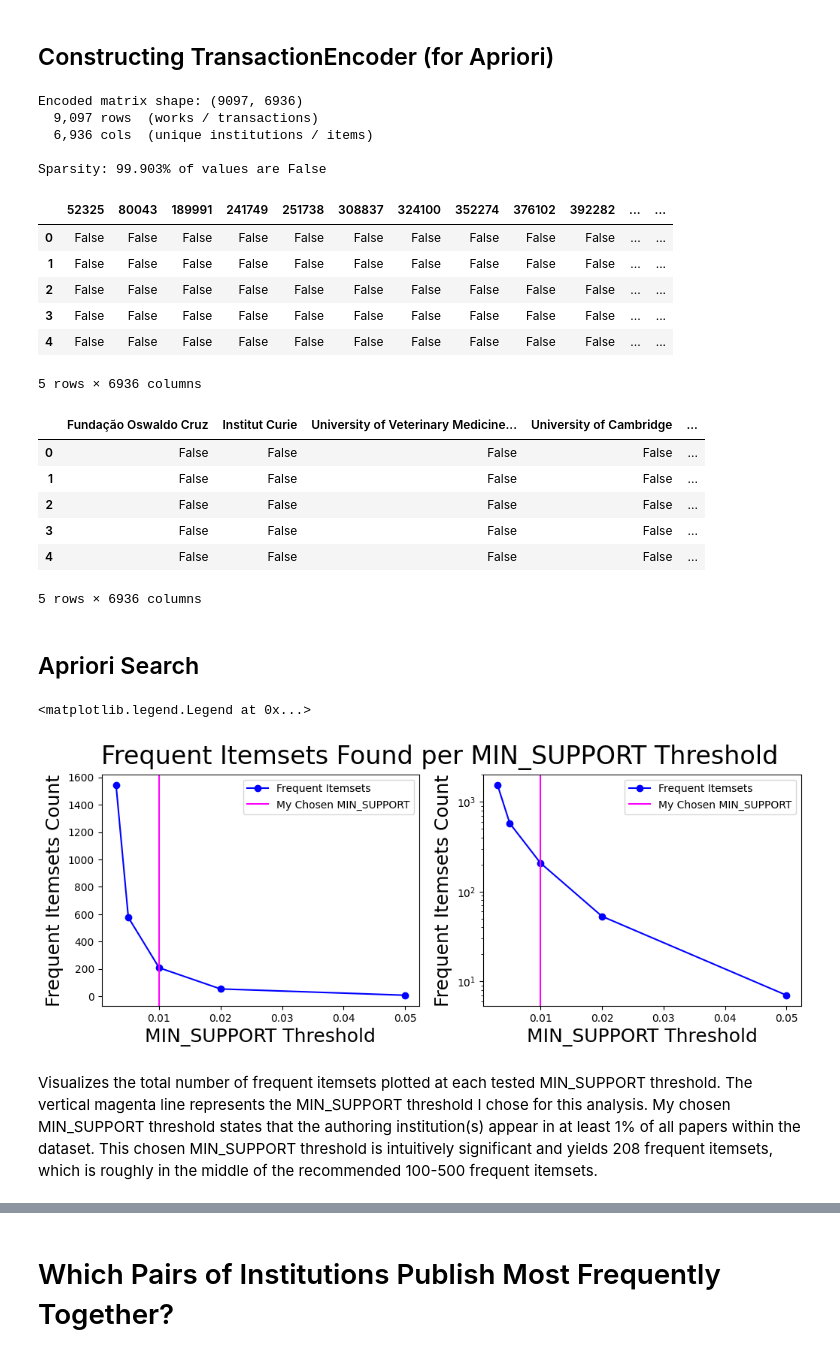
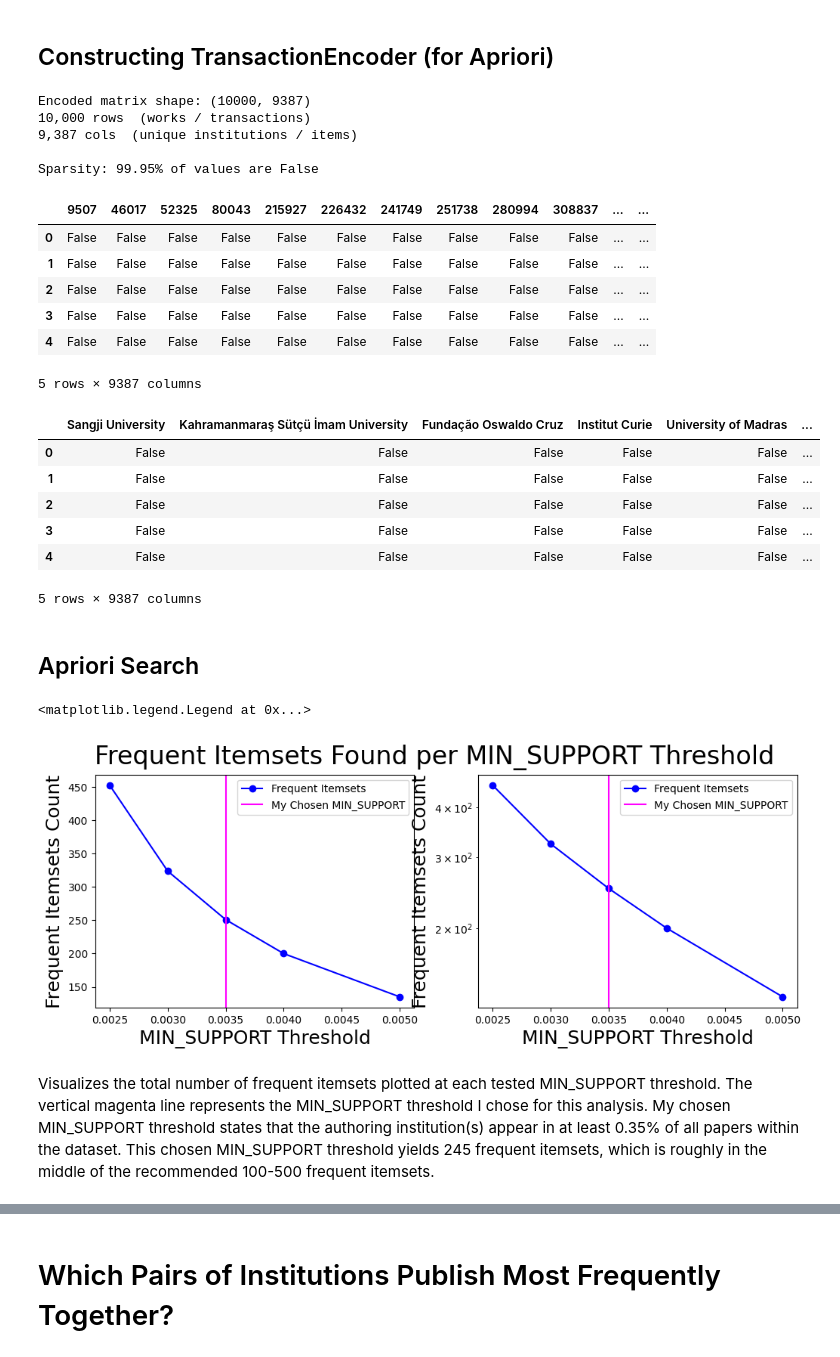
Before and after one commit to jackdmulvihill/COMP-306-Project, a Jupyter notebook: jmulvihill_demo.ipynb, the cells around one changed output, grey strips where cells are left out. Drawn from its saved outputs; the diff is of its cells as text; code cells hidden in the pictures.

```diff
--- a/jmulvihill_demo.ipynb
+++ b/jmulvihill_demo.ipynb
@@ -317,6 +329,6 @@ institution_map = (
 # Preview mapping entries
 print(f"Institution map: {len(institution_map):,} entries")
 print("\nSample entries:")
-for aid, name in list(institution_map.items())[:5]:
-    print(f"  {aid:>12} → {name}")
+for iid, name in list(institution_map.items())[:5]:
+    print(f"{iid} → {name}")
 # %% [output]
@@ -355,3 +367,11 @@ Sample transaction (work_id=2737420523):
+# %%
+# Since this project explores all topics, much more data to load so use a sample to prevent kernel crashes
+SAMPLE_SIZE = 10000
+
+# Fix the seed so re-running this cell gives the same sample
+random.seed(42)
+if len(transactions) > SAMPLE_SIZE:
+    transactions = random.sample(transactions, SAMPLE_SIZE)
 # %% [markdown]
 ## Constructing TransactionEncoder (for Apriori)
 # %%
@@ -367,37 +387,37 @@ te_df = pd.DataFrame(te_array, columns=te.columns_)
 
 # Display the dimensions of the te matrix
 print(f"Encoded matrix shape: {te_df.shape}")
-print(f"  {te_df.shape[0]:,} rows  (works / transactions)")
-print(f"  {te_df.shape[1]:,} cols  (unique institutions / items)")
+print(f"{te_df.shape[0]:,} rows  (works / transactions)")
+print(f"{te_df.shape[1]:,} cols  (unique institutions / items)")
 
 # Display the sparsity of the matrix
 sparsity = (~te_df).sum().sum() / te_df.size
-print(f"\nSparsity: {sparsity:.3%} of values are False")
+print(f"\nSparsity: {sparsity:.2%} of values are False")
 
 te_df.head()
 # %% [output]
-Encoded matrix shape: (9097, 6936)
-  9,097 rows  (works / transactions)
-  6,936 cols  (unique institutions / items)
+Encoded matrix shape: (10000, 9387)
+10,000 rows  (works / transactions)
+9,387 cols  (unique institutions / items)
 
-Sparsity: 99.903% of values are False
+Sparsity: 99.95% of values are False
-|  | 52325 | 80043 | 189991 | 241749 | 251738 | 308837 | 324100 | 352274 | 376102 | 392282 | ... | ... |
+|  | 9507 | 46017 | 52325 | 80043 | 215927 | 226432 | 241749 | 251738 | 280994 | 308837 | ... | ... |
 | 0 | False | False | False | False | False | False | False | False | False | False | ... | ... |
 | 1 | False | False | False | False | False | False | False | False | False | False | ... | ... |
 | 2 | False | False | False | False | False | False | False | False | False | False | ... | ... |
 | 3 | False | False | False | False | False | False | False | False | False | False | ... | ... |
 | 4 | False | False | False | False | False | False | False | False | False | False | ... | ... |
-5 rows × 6936 columns
+5 rows × 9387 columns
 # %%
 # Detect names shared by more than one institution ID
 name_counts = pd.Series(institution_map.values()).value_counts()
-duplicates = set(name_counts[name_counts > 1].index)
+duplicate_iids = set(name_counts[name_counts > 1].index)
 
 # Build display label to differentiate institutions that share the same name
 # Will be plain if the name is unique, in the format "Name [id]" if shared
 institution_display_map = {
-    aid: (f"{name} [{aid}]" if name in duplicates else name)
-    for aid, name in institution_map.items()
+    iid: (f"{name} [{iid}]" if name in duplicate_iids else name)
+    for iid, name in institution_map.items()
 }
 
 # Label the transaction encoder dataframe using the display map
@@ -405,19 +425,19 @@ labeled_te_df = te_df.rename(columns=institution_display_map)
 
 labeled_te_df.head()
 # %% [output]
-|  | Fundação Oswaldo Cruz | Institut Curie | University of Veterinary Medicine... | University of Cambridge | ... |
-| 0 | False | False | False | False | ... |
-| 1 | False | False | False | False | ... |
-| 2 | False | False | False | False | ... |
-| 3 | False | False | False | False | ... |
-| 4 | False | False | False | False | ... |
+|  | Sangji University | Kahramanmaraş Sütçü İmam University | Fundação Oswaldo Cruz | Institut Curie | University of Madras | ... |
+| 0 | False | False | False | False | False | ... |
+| 1 | False | False | False | False | False | ... |
+| 2 | False | False | False | False | False | ... |
+| 3 | False | False | False | False | False | ... |
+| 4 | False | False | False | False | False | ... |
-5 rows × 6936 columns
+5 rows × 9387 columns
 # %% [markdown]
 ## Apriori Search
 # %%
 # Testing five different min support thresholds:
-# institutions appearing in 0.3%, 0.5%, 1%, 2%, and 5% of papers respectively
-min_supports = [0.003, 0.005, 0.01, 0.02, 0.05]
+# institutions appearing in 0.25%, 0.3%, 0.35%, 0.4%, and 0.5% of papers respectively
+min_supports = [0.0025, 0.003, 0.0035, 0.004, 0.005]
 counts = []
 for ms in min_supports:
     fi = apriori(labeled_te_df, min_support=ms, use_colnames=True, verbose=0)
@@ -426,51 +446,50 @@ for ms in min_supports:
     counts.append(len(fi))
 # %%
 # Convert the array data obtained from the Apriori search to dataframes for plotting
-minsup_df = pd.DataFrame(min_supports, columns=["MIN_SUPPORT"])
+min_supports_df = pd.DataFrame(min_supports, columns=["MIN_SUPPORT"])
 counts_df = pd.DataFrame(counts, columns=["Frequent Itemsets"])
 
 # Construct a temporary dataframe combining the information for the minimum support
 # and frequent itemsets counts to plot
-minsup_to_itemsets = pd.concat([minsup_df, counts_df], axis=1)
+min_supports_to_itemsets = pd.concat([min_supports_df, counts_df], axis=1)
 
 # Construct two subplots
 fig, (ax1, ax2) = plt.subplots(1, 2, figsize=(12, 4))
 
 # Set a single title for both plots
 fig.suptitle('Frequent Itemsets Found per MIN_SUPPORT Threshold', fontsize=24, color='black')
 
 # Plot the combined dataframe on the left panel
-ax1 = minsup_to_itemsets.plot(x='MIN_SUPPORT', y='Frequent Itemsets', ax=ax1, color='blue', marker='o')
+ax1 = min_supports_to_itemsets.plot(x='MIN_SUPPORT', y='Frequent Itemsets', ax=ax1, color='blue', marker='o')
 
 # Label the axes as appropriate
 ax1.set_xlabel('MIN_SUPPORT Threshold', fontsize=18, color='black')
 ax1.set_ylabel('Frequent Itemsets Count', fontsize=18, color='black')
 
 # Add a vertical line annotation on the left panel for my chosen MIN_SUPPORT threshold
-# the "elbow" of the graph
-ax1.axvline(x=0.01, color='magenta')
+ax1.axvline(x=0.0035, color='magenta')
 
 # Add a legend to the left panel to annotate the graph line and chosen MIN_SUPPORT threshold
 ax1.legend(['Frequent Itemsets', 'My Chosen MIN_SUPPORT'])
 
 # Plot the combined dataframe on the right panel
-ax2 = minsup_to_itemsets.plot(x='MIN_SUPPORT', y='Frequent Itemsets', ax=ax2, color='blue', marker='o')
+ax2 = min_supports_to_itemsets.plot(x='MIN_SUPPORT', y='Frequent Itemsets', ax=ax2, color='blue', marker='o')
 
 # Label the axes as appropriate
 ax2.set_xlabel('MIN_SUPPORT Threshold', fontsize=18, color='black')
 ax2.set_ylabel('Frequent Itemsets Count', fontsize=18, color='black')
 
 # Convert the right panel to a logarithmic axis
 ax2.set_yscale('log')
 
 # Add a vertical line annotation on the right panel for my chosen MIN_SUPPORT threshold
-ax2.axvline(x=0.01, color='magenta')
+ax2.axvline(x=0.0035, color='magenta')
 
 # Add a legend to the right panel to annotate the graph line and chosen MIN_SUPPORT threshold
 ax2.legend(['Frequent Itemsets', 'My Chosen MIN_SUPPORT'])
 # %% [output]
 <matplotlib.legend.Legend at 0x...>
-[figure, old version]
+[figure, new version]
 # %% [markdown]
-Visualizes the total number of frequent itemsets plotted at each tested MIN_SUPPORT threshold. The vertical magenta line represents the MIN_SUPPORT threshold I chose for this analysis. My chosen MIN_SUPPORT threshold states that the authoring institution(s) appear in at least 1% of all papers within the dataset. This chosen MIN_SUPPORT threshold is intuitively significant and yields 208 frequent itemsets, which is roughly in the middle of the recommended 100-500 frequent itemsets.
+Visualizes the total number of frequent itemsets plotted at each tested MIN_SUPPORT threshold. The vertical magenta line represents the MIN_SUPPORT threshold I chose for this analysis. My chosen MIN_SUPPORT threshold states that the authoring institution(s) appear in at least 0.35% of all papers within the dataset. This chosen MIN_SUPPORT threshold yields 245 frequent itemsets, which is roughly in the middle of the recommended 100-500 frequent itemsets.
 # %%
```
Also changed, not shown: parts of 50 cells of this notebook.
